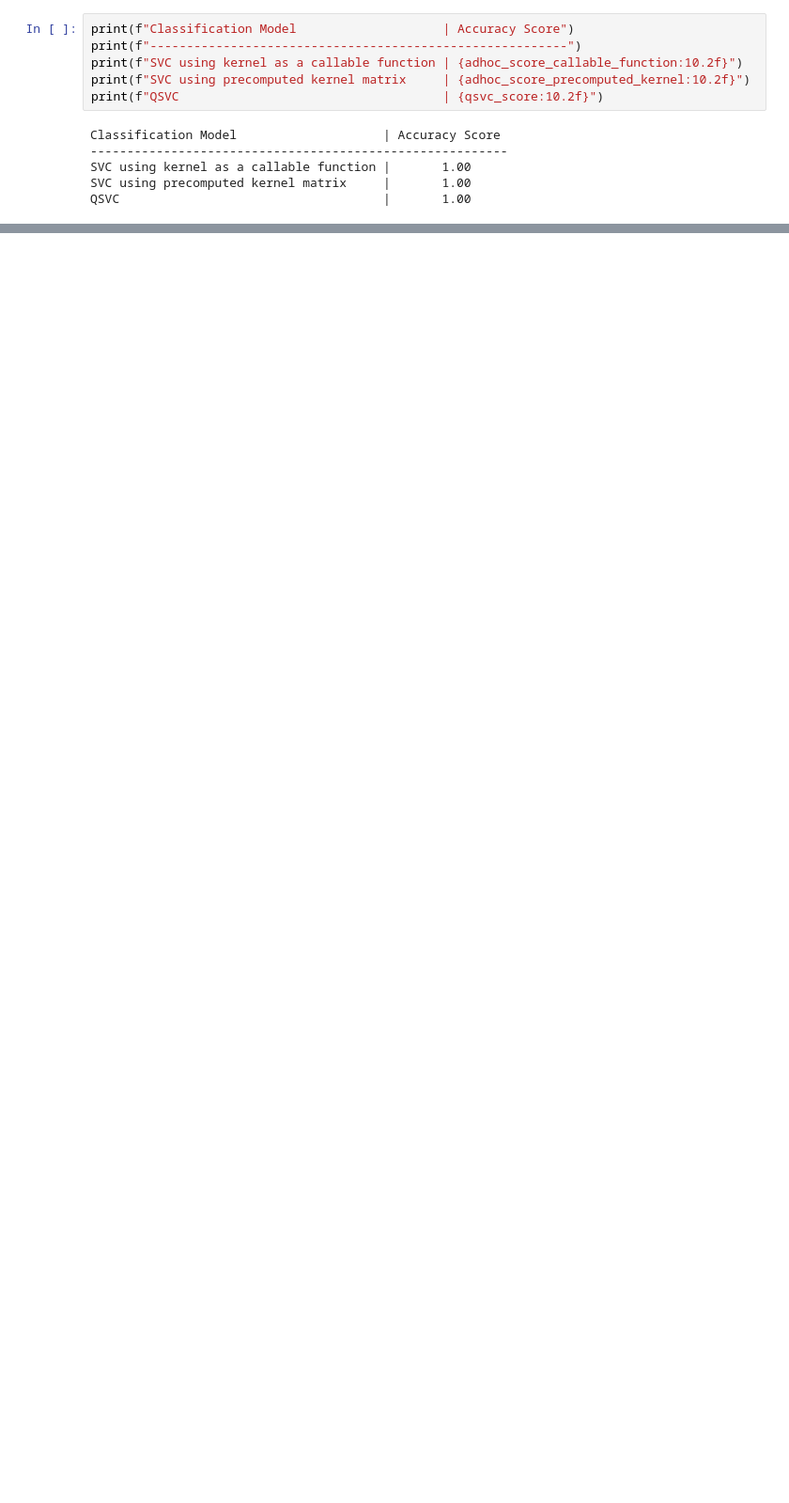
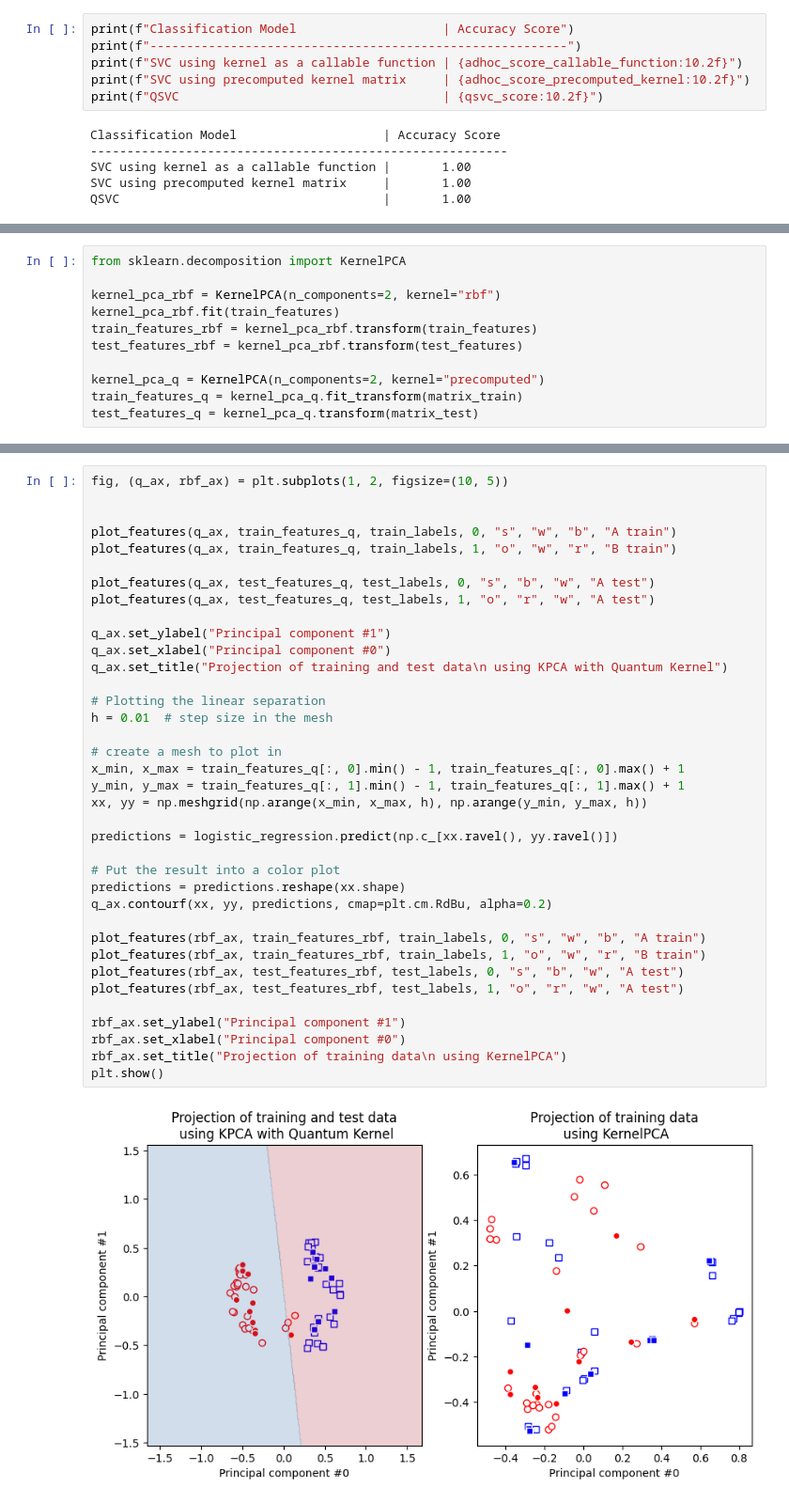
Before and after one commit to tenseisoham/QuantumML, a Jupyter notebook: Ad-hoc.ipynb, the cells around one changed output, grey strips where cells are left out. Shown at 94% size. Cells and saved outputs as stored; diff of their text form; blank space fills up the shorter version.

```diff
--- a/Ad-hoc.ipynb
+++ b/Ad-hoc.ipynb
@@ -149,0 +264,11 @@ QSVC                                    |       1.00
+# %%
+from sklearn.decomposition import KernelPCA
+
+kernel_pca_rbf = KernelPCA(n_components=2, kernel="rbf")
+kernel_pca_rbf.fit(train_features)
+train_features_rbf = kernel_pca_rbf.transform(train_features)
+test_features_rbf = kernel_pca_rbf.transform(test_features)
+
+kernel_pca_q = KernelPCA(n_components=2, kernel="precomputed")
+train_features_q = kernel_pca_q.fit_transform(matrix_train)
+test_features_q = kernel_pca_q.transform(matrix_test)
@@ -149,0 +285,39 @@ QSVC                                    |       1.00
+# %%
+fig, (q_ax, rbf_ax) = plt.subplots(1, 2, figsize=(10, 5))
+
+
+plot_features(q_ax, train_features_q, train_labels, 0, "s", "w", "b", "A train")
+plot_features(q_ax, train_features_q, train_labels, 1, "o", "w", "r", "B train")
+
+plot_features(q_ax, test_features_q, test_labels, 0, "s", "b", "w", "A test")
+plot_features(q_ax, test_features_q, test_labels, 1, "o", "r", "w", "A test")
+
+q_ax.set_ylabel("Principal component #1")
+q_ax.set_xlabel("Principal component #0")
+q_ax.set_title("Projection of training and test data\n using KPCA with Quantum Kernel")
+
+# Plotting the linear separation
+h = 0.01  # step size in the mesh
+
+# create a mesh to plot in
+x_min, x_max = train_features_q[:, 0].min() - 1, train_features_q[:, 0].max() + 1
+y_min, y_max = train_features_q[:, 1].min() - 1, train_features_q[:, 1].max() + 1
+xx, yy = np.meshgrid(np.arange(x_min, x_max, h), np.arange(y_min, y_max, h))
+
+predictions = logistic_regression.predict(np.c_[xx.ravel(), yy.ravel()])
+
+# Put the result into a color plot
+predictions = predictions.reshape(xx.shape)
+q_ax.contourf(xx, yy, predictions, cmap=plt.cm.RdBu, alpha=0.2)
+
+plot_features(rbf_ax, train_features_rbf, train_labels, 0, "s", "w", "b", "A train")
+plot_features(rbf_ax, train_features_rbf, train_labels, 1, "o", "w", "r", "B train")
+plot_features(rbf_ax, test_features_rbf, test_labels, 0, "s", "b", "w", "A test")
+plot_features(rbf_ax, test_features_rbf, test_labels, 1, "o", "r", "w", "A test")
+
+rbf_ax.set_ylabel("Principal component #1")
+rbf_ax.set_xlabel("Principal component #0")
+rbf_ax.set_title("Projection of training data\n using KernelPCA")
+plt.show()
+# %% [output]
+[figure, added]
```
Also changed, not shown: parts of 26 cells of this notebook, 1 other file.
